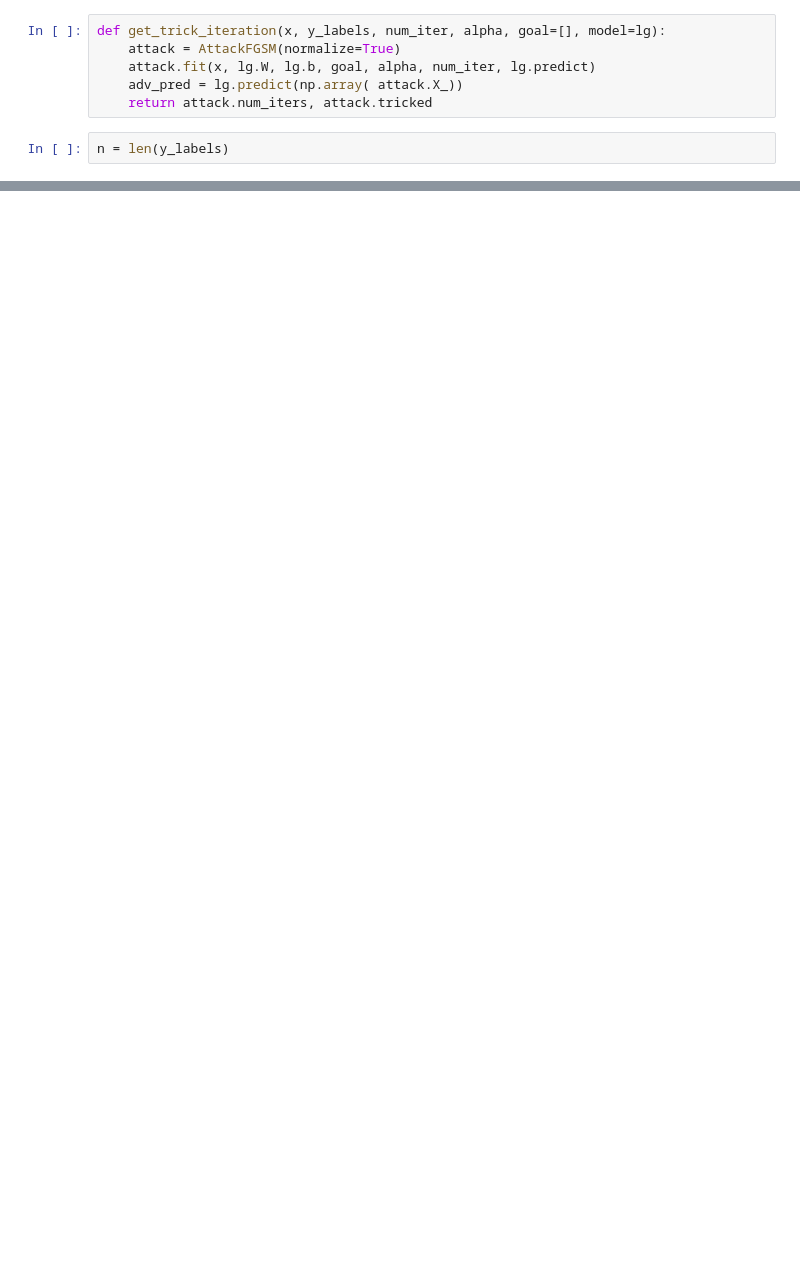
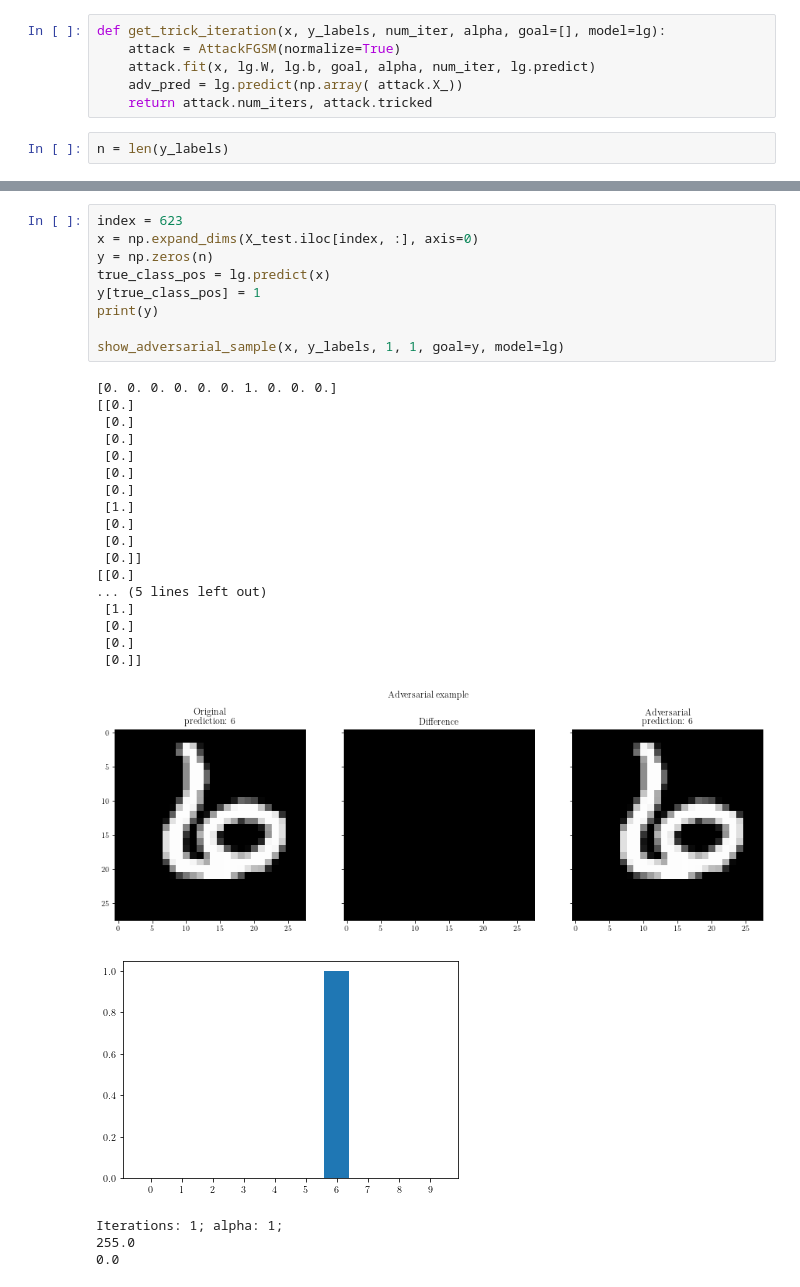
Before and after one commit to vseredovych/AdaversarialAI, a Jupyter notebook: Code/lg-softmax.ipynb, the cells around one changed output, grey strips where cells are left out. Saved outputs shown, nothing was run; the diff lists cells and outputs as text; blank space fills up the shorter version.

```diff
--- a/Code/lg-softmax.ipynb
+++ b/Code/lg-softmax.ipynb
@@ -406,2 +519,34 @@ plt.subplots_adjust(top=0.8)
+# %%
+index = 623
+x = np.expand_dims(X_test.iloc[index, :], axis=0)
+y = np.zeros(n)
+true_class_pos = lg.predict(x)
+y[true_class_pos] = 1
+print(y)
+
+show_adversarial_sample(x, y_labels, 1, 1, goal=y, model=lg)
+# %% [output]
+[0. 0. 0. 0. 0. 0. 1. 0. 0. 0.]
+[[0.]
+ [0.]
+ [0.]
+ [0.]
+ [0.]
+ [0.]
+ [1.]
+ [0.]
+ [0.]
+ [0.]]
+[[0.]
+... (5 lines left out)
+ [1.]
+ [0.]
+ [0.]
+ [0.]]
+[figure, added]
+[figure, added]
+Iterations: 1; alpha: 1;
+255.0
+0.0
 # %%
 y = np.zeros(n)
```
Also changed, not shown: parts of 15 cells of this notebook, 7 other files.
